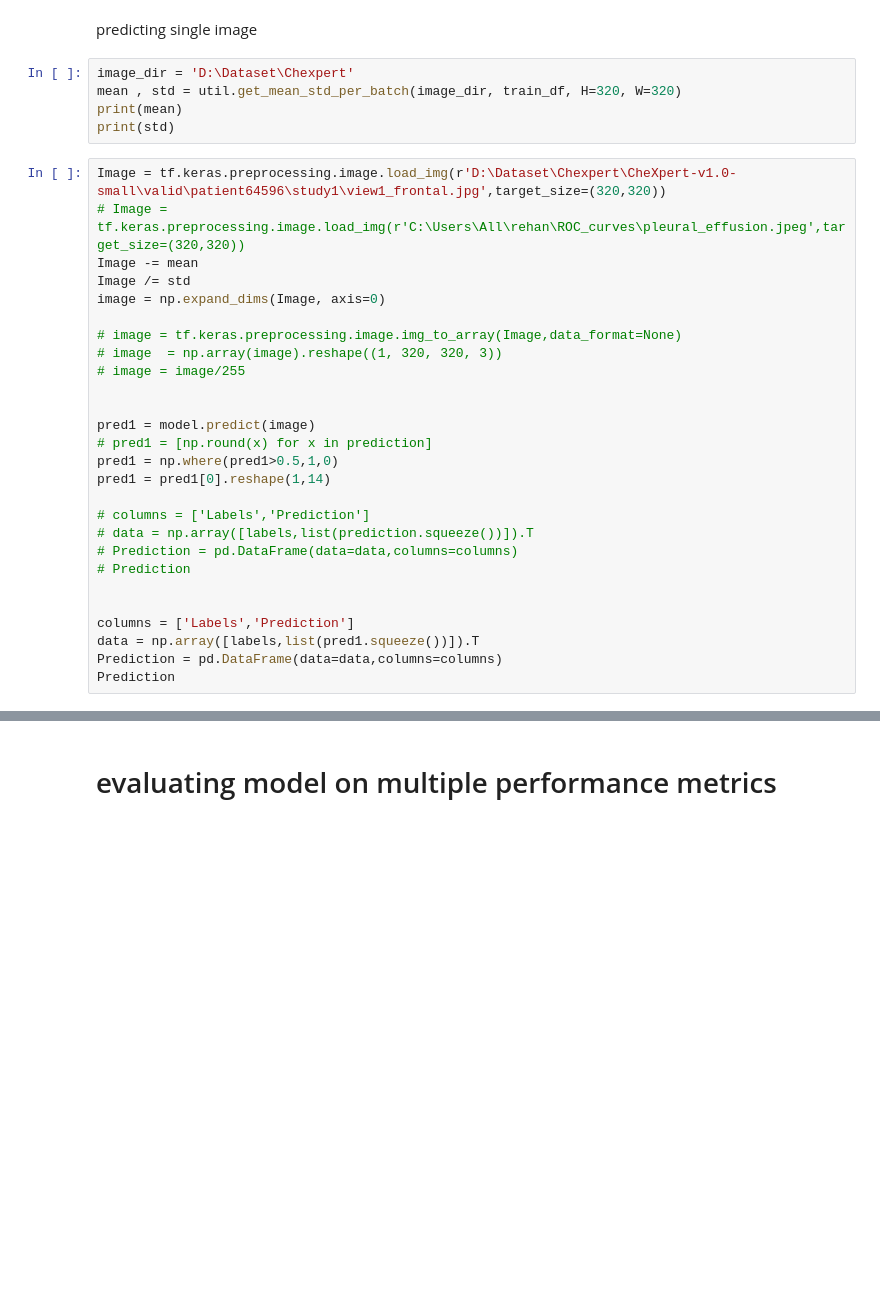
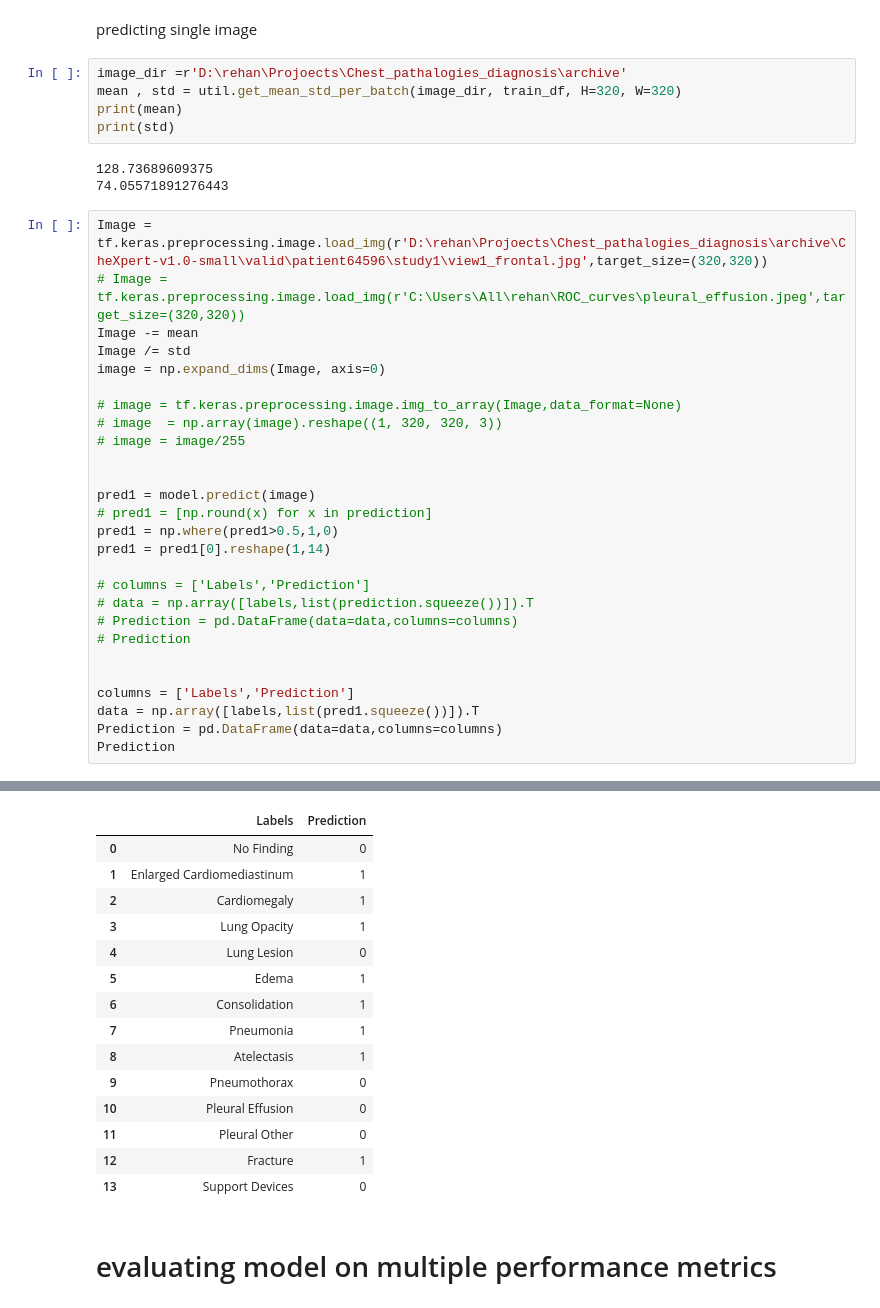
Before and after one commit to Rehanabbaxi/Chest_pathalogies_diagnosis, a Jupyter notebook: chest_pathologies_diagnosis_usingDenset.ipynb, the cells around one changed output, grey strips where cells are left out. Drawn from its saved outputs; the diff is of its cells as text; blank space fills up the shorter version.

```diff
--- a/chest_pathologies_diagnosis_usingDenset.ipynb
+++ b/chest_pathologies_diagnosis_usingDenset.ipynb
@@ -642,12 +699,15 @@ valid_df[valid_df['Id']==64596]
 # %% [markdown]
 predicting single image
 # %%
-image_dir = 'D:\Dataset\Chexpert'
+image_dir =r'D:\rehan\Projoects\Chest_pathalogies_diagnosis\archive'
 mean , std = util.get_mean_std_per_batch(image_dir, train_df, H=320, W=320)
 print(mean)
 print(std)
+# %% [output]
+128.73689609375
+74.05571891276443
 # %%
-Image = tf.keras.preprocessing.image.load_img(r'D:\Dataset\Chexpert\CheXpert-v1.0-small\valid\patient64596\study1\view1_frontal.jpg',target_size=(320,320))
+Image = tf.keras.preprocessing.image.load_img(r'D:\rehan\Projoects\Chest_pathalogies_diagnosis\archive\CheXpert-v1.0-small\valid\patient64596\study1\view1_frontal.jpg',target_size=(320,320))
 # Image = tf.keras.preprocessing.image.load_img(r'C:\Users\All\rehan\ROC_curves\pleural_effusion.jpeg',target_size=(320,320))
 Image -= mean
 Image /= std
@@ -673,3 +733,4 @@ columns = ['Labels','Prediction']
 data = np.array([labels,list(pred1.squeeze())]).T
 Prediction = pd.DataFrame(data=data,columns=columns)
 Prediction
+# %% [output]
@@ -676,3 +738,18 @@ Prediction
+|  | Labels | Prediction |
+| 0 | No Finding | 0 |
+| 1 | Enlarged Cardiomediastinum | 1 |
+| 2 | Cardiomegaly | 1 |
+| 3 | Lung Opacity | 1 |
+| 4 | Lung Lesion | 0 |
+| 5 | Edema | 1 |
+| 6 | Consolidation | 1 |
+| 7 | Pneumonia | 1 |
+| 8 | Atelectasis | 1 |
+| 9 | Pneumothorax | 0 |
+| 10 | Pleural Effusion | 0 |
+| 11 | Pleural Other | 0 |
+| 12 | Fracture | 1 |
+| 13 | Support Devices | 0 |
 # %% [markdown]
 # evaluating model on multiple performance metrics
 # %%
```
Also changed, not shown: parts of 30 cells of this notebook, 2 other files.
